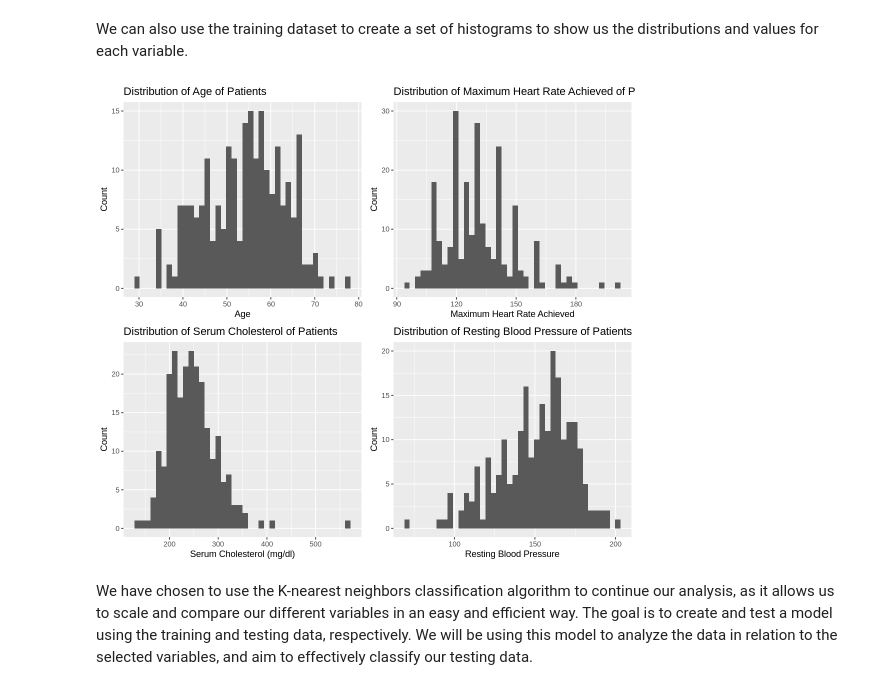
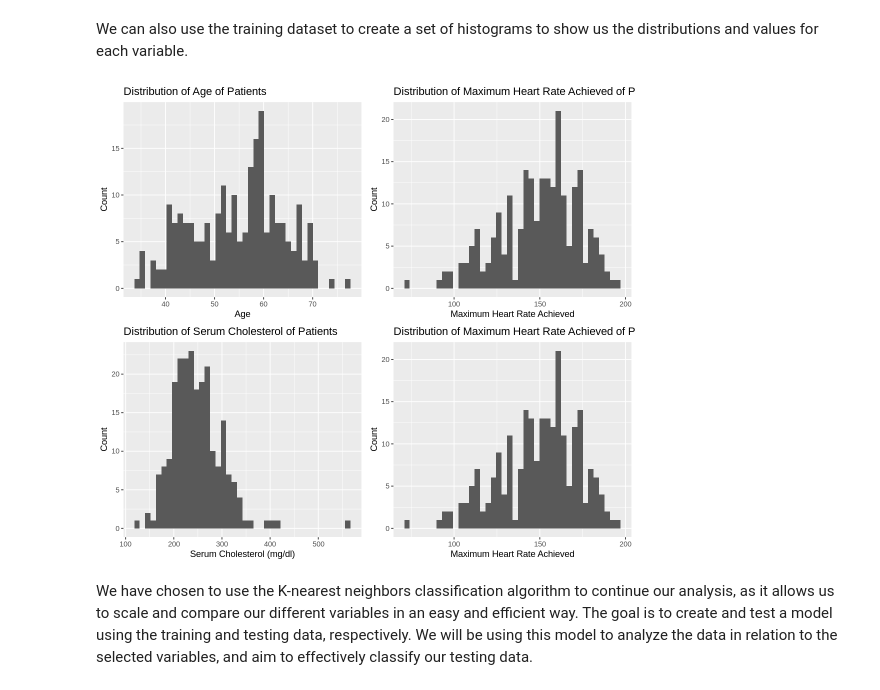
Before and after one commit to Nitro-87/Group-2-Project-Proposal, a Jupyter notebook: Project-Report.ipynb, the cells around one changed output. Saved outputs shown, nothing was run; the diff lists cells and outputs as text; code cells hidden in the pictures.

```diff
--- a/Project-Report.ipynb
+++ b/Project-Report.ipynb
@@ -255,24 +237,24 @@ We can also use the training dataset to create a set of histograms to show us th
 # %%
 options(repr.plot.width = 9, repr.plot.height = 8)
 age_hist <- ggplot(training_set, aes(x = age)) +
                 geom_histogram(bins = 40) +
                 labs(x = "Age", y = "Count", title = "Distribution of Age of Patients")
 
-trestbps_hist <- ggplot(training_set, aes(x = trestbps)) +
+thalach_hist <- ggplot(training_set, aes(x = thalach)) +
                 geom_histogram(bins = 40) +
                 labs(x = "Maximum Heart Rate Achieved", y = "Count", title = "Distribution of Maximum Heart Rate Achieved of Patients")
 
 chol_hist <- ggplot(training_set, aes(x = chol)) +
                 geom_histogram(bins = 40) +
                 labs(x = "Serum Cholesterol (mg/dl)", y = "Count", title = "Distribution of Serum Cholesterol of Patients")
 
-thalach_hist <- ggplot(training_set, aes(x = thalach)) +
+trestbps <- ggplot(training_set, aes(x = trestbps)) +
                 geom_histogram(bins = 40) +
                 labs(x = "Resting Blood Pressure", y = "Count", title = "Distribution of Resting Blood Pressure of Patients")
 
 gridExtra::grid.arrange(age_hist, trestbps_hist, chol_hist, thalach_hist, ncol = 2)
 # %% [output]
-[figure, old version]
+[figure, new version]
 # %% [markdown]
 We have chosen to use the K-nearest neighbors classification algorithm to continue our analysis, as it allows us to scale and compare our different variables in an easy and efficient way. The goal is to create and test a model using the training and testing data, respectively. We will be using this model to analyze the data in relation to the selected variables, and aim to effectively classify our testing data.
 # %% [markdown]
```
Also changed, not shown: parts of 4 cells of this notebook.
